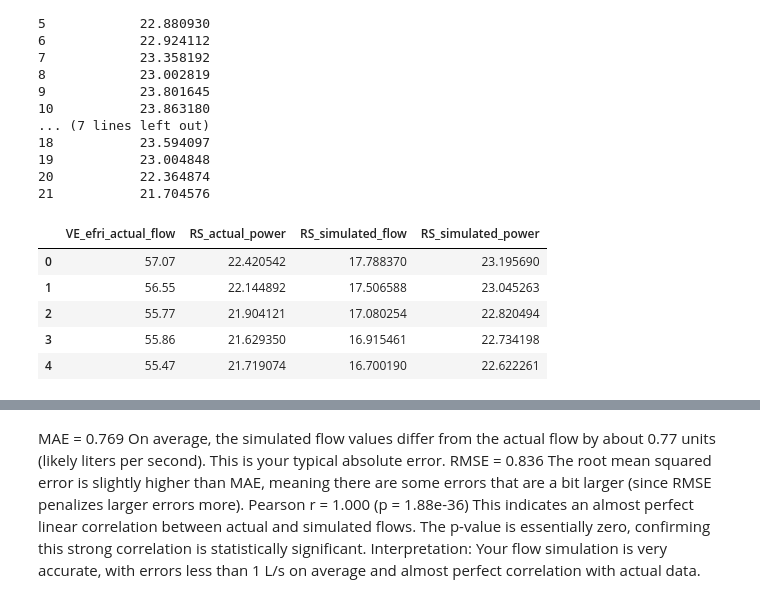
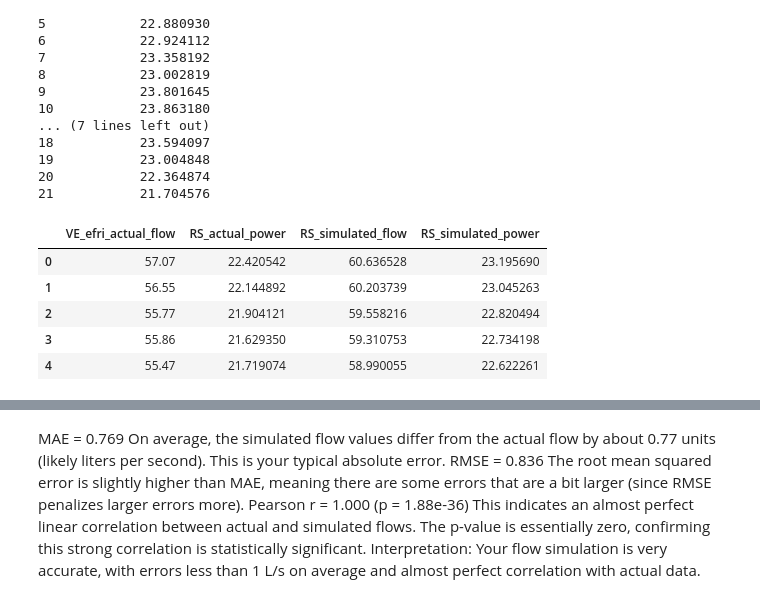
Before and after one commit to frodibrooks/OptimisedHeating, a Jupyter notebook: Epanet_python/plot_validation_RS.ipynb, the cells around one changed output, grey strips where cells are left out. Cells and saved outputs as stored; diff of their text form; code cells hidden in the pictures.

```diff
--- a/Epanet_python/plot_validation_RS.ipynb
+++ b/Epanet_python/plot_validation_RS.ipynb
@@ -71,9 +71,9 @@ print(RS_power)
 20        21.962070
 21        21.243678
 # %%
-RS_flow_sim = pd.read_csv("rs_sim_flow.csv")
+RS_flow_sim = pd.read_csv("RS_flow_sim.csv")
 RS_flow_sim = RS_flow_sim.drop(columns = ["Time (hrs)"])
-RS_flow_sim = RS_flow_sim.rename(columns={"Flow Pipe-62614 (LPS)" : "RS_simulated_flow"})
+RS_flow_sim = RS_flow_sim.rename(columns={"Flow 11 (LPS)" : "RS_simulated_flow"})
 
 print(RS_flow_sim)
 # %% [output]
@@ -119,13 +119,13 @@ print(RS_power_sim)
 20           22.364874
 21           21.704576
 # %%
-VE_nedri_df = pd.concat([RS_flow,RS_power,RS_flow_sim,RS_power_sim], axis=1)
-VE_nedri_df.head()
+RS_df = pd.concat([RS_flow,RS_power,RS_flow_sim,RS_power_sim], axis=1)
+RS_df.head()
 # %% [output]
 |  | VE_efri_actual_flow | RS_actual_power | RS_simulated_flow | RS_simulated_power |
-| 0 | 57.07 | 22.420542 | 17.788370 | 23.195690 |
-| 1 | 56.55 | 22.144892 | 17.506588 | 23.045263 |
-| 2 | 55.77 | 21.904121 | 17.080254 | 22.820494 |
-| 3 | 55.86 | 21.629350 | 16.915461 | 22.734198 |
-| 4 | 55.47 | 21.719074 | 16.700190 | 22.622261 |
+| 0 | 57.07 | 22.420542 | 60.636528 | 23.195690 |
+| 1 | 56.55 | 22.144892 | 60.203739 | 23.045263 |
+| 2 | 55.77 | 21.904121 | 59.558216 | 22.820494 |
+| 3 | 55.86 | 21.629350 | 59.310753 | 22.734198 |
+| 4 | 55.47 | 21.719074 | 58.990055 | 22.622261 |
 # %%
```
Also changed, not shown: parts of 4 cells of this notebook.
